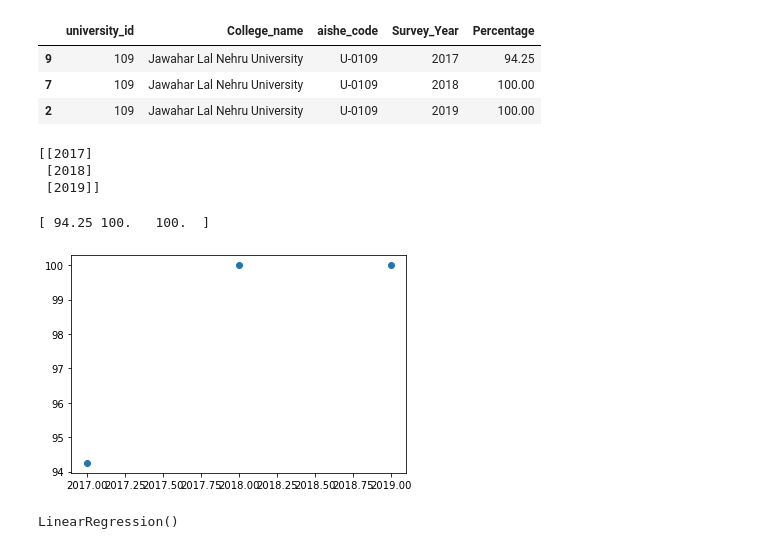
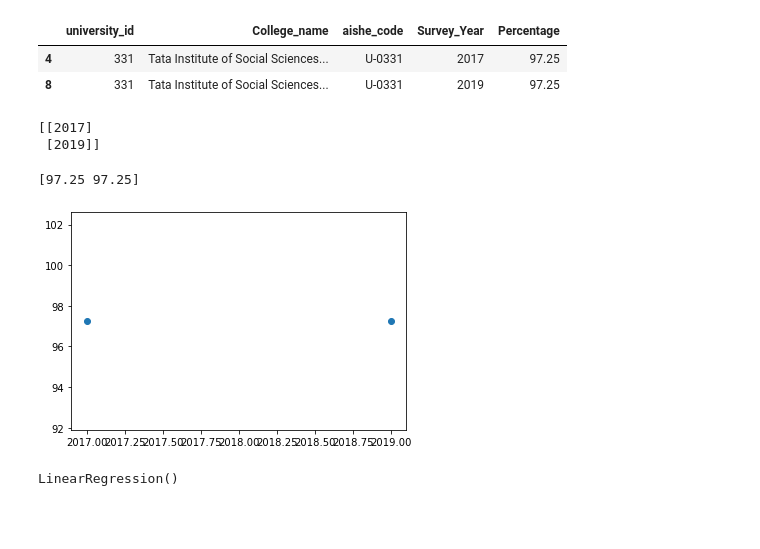
Before and after one commit to jainharsh8506/SIH2022, a Jupyter notebook: Hello/ML.ipynb, the cells around one changed output. Saved outputs shown, nothing was run; the diff lists cells and outputs as text; code cells hidden in the pictures; blank space fills up the shorter version.

```diff
--- a/Hello/ML.ipynb
+++ b/Hello/ML.ipynb
@@ -45,6 +45,6 @@ df_result
 | 8 | 241 | 331 | Tata Institute of Social Sciences... | U-0331 | NAAC | 2019 | True | 3.890 | ... |
 | 9 | 336 | 573 | Indian Institute of Technology, K... | U-0573 | MHRD - External Peer Review | 2019 | True | 91.975 | ... |
 # %%
-df_result.rename(columns={"survey_year_x" : "Survey_Year","percentage":"Percentage", "name":"College_name"}, inplace = True)
+df_result.rename(columns={"survey_year_x" : "Survey_Year","percentage":"aggregate_score", "name":"College_name"}, inplace = True)
 # %%
 df_result_final=df_result.drop(['Unnamed: 0','infrastructure_id','has_score','score','max_score','accreditation_body'],axis=1)
@@ -53,26 +51,26 @@ df_1=df_result_final.query("College_name == 'Jawahar Lal Nehru University'")
+# %%
+df_1= df_result_final.query("College_name == 'Tata Institute of Social Sciences, Mumbai'")
 # %%
 df_1
 # %% [output]
 |  | university_id | College_name | aishe_code | Survey_Year | Percentage |
-| 9 | 109 | Jawahar Lal Nehru University | U-0109 | 2017 | 94.25 |
-| 7 | 109 | Jawahar Lal Nehru University | U-0109 | 2018 | 100.00 |
-| 2 | 109 | Jawahar Lal Nehru University | U-0109 | 2019 | 100.00 |
+| 4 | 331 | Tata Institute of Social Sciences... | U-0331 | 2017 | 97.25 |
+| 8 | 331 | Tata Institute of Social Sciences... | U-0331 | 2019 | 97.25 |
 # %%
-X=df_1.iloc[:, 3:4].values
-Y=df_1.iloc[: , 4].values
+x=df_1.iloc[:, 3:4].values
+y=df_1.iloc[: , 4].values
 # %%
-print(X)
+print(x)
 # %% [output]
 [[2017]
- [2018]
  [2019]]
 # %%
-print(Y)
-plt.scatter(X,Y)
+print(y)
+plt.scatter(x,y)
 plt.show()
 # %% [output]
-[ 94.25 100.   100.  ]
+[97.25 97.25]
-[figure, old version]
+[figure, new version]
 # %%
 from sklearn.linear_model import LinearRegression
 lin = LinearRegression()
```
Also changed, not shown: parts of 10 cells of this notebook, 11 other files.
